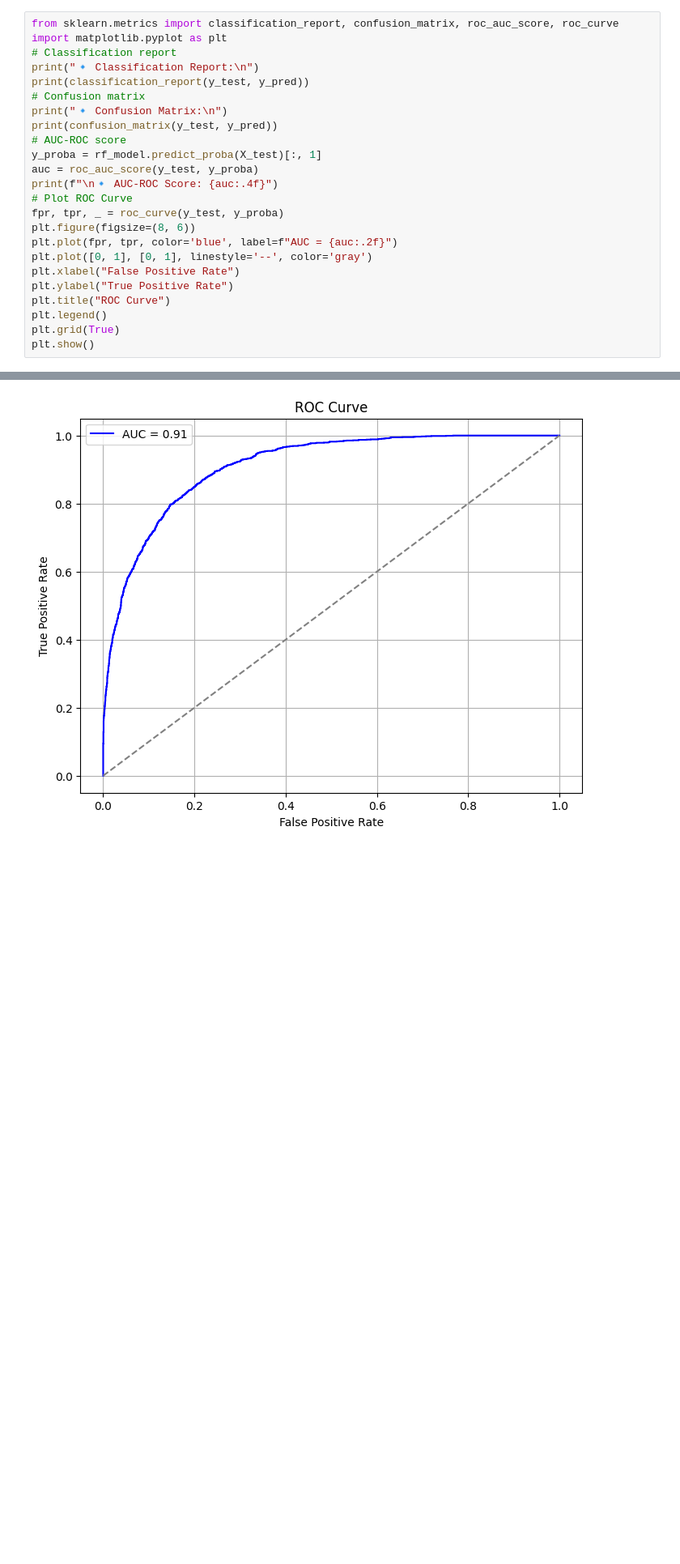
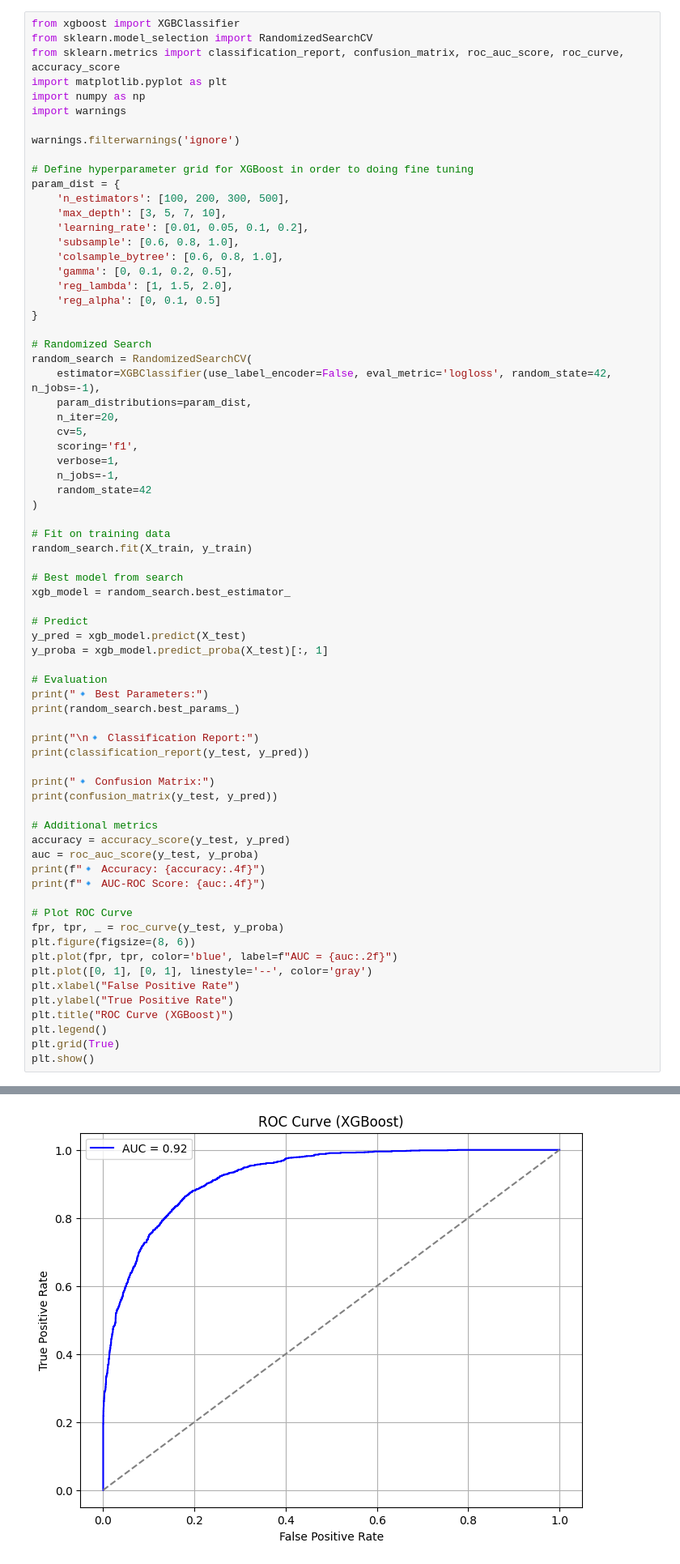
Before and after one commit to mennatulah176/Adult-income-Machine-Learning-model-, a Jupyter notebook: adult_income_ML_model.ipynb, the cells around one changed output, grey strips where cells are left out. Shown at 81% size. Cells and saved outputs as stored; diff of their text form; blank space fills up the shorter version.

```diff
--- a/adult_income_ML_model.ipynb
+++ b/adult_income_ML_model.ipynb
@@ -165,16 +229,63 @@ Explaining which metrics are most important for imbalanced datasets like this :
 # %%
-from sklearn.metrics import classification_report, confusion_matrix, roc_auc_score, roc_curve
+from xgboost import XGBClassifier
+from sklearn.model_selection import RandomizedSearchCV
+from sklearn.metrics import classification_report, confusion_matrix, roc_auc_score, roc_curve, accuracy_score
 import matplotlib.pyplot as plt
-# Classification report
-print("🔹 Classification Report:\n")
+import numpy as np
+import warnings
+
+warnings.filterwarnings('ignore')
+
+# Define hyperparameter grid for XGBoost in order to doing fine tuning
+param_dist = {
+    'n_estimators': [100, 200, 300, 500],
+    'max_depth': [3, 5, 7, 10],
+    'learning_rate': [0.01, 0.05, 0.1, 0.2],
+    'subsample': [0.6, 0.8, 1.0],
+    'colsample_bytree': [0.6, 0.8, 1.0],
+    'gamma': [0, 0.1, 0.2, 0.5],
+    'reg_lambda': [1, 1.5, 2.0],
+    'reg_alpha': [0, 0.1, 0.5]
+}
+
+# Randomized Search
+random_search = RandomizedSearchCV(
+    estimator=XGBClassifier(use_label_encoder=False, eval_metric='logloss', random_state=42, n_jobs=-1),
+    param_distributions=param_dist,
+    n_iter=20,
+    cv=5,
+    scoring='f1',
+    verbose=1,
+    n_jobs=-1,
+    random_state=42
+)
+
+# Fit on training data
+random_search.fit(X_train, y_train)
+
+# Best model from search
+xgb_model = random_search.best_estimator_
+
+# Predict
+y_pred = xgb_model.predict(X_test)
+y_proba = xgb_model.predict_proba(X_test)[:, 1]
+
+# Evaluation
+print("🔹 Best Parameters:")
+print(random_search.best_params_)
+
+print("\n🔹 Classification Report:")
 print(classification_report(y_test, y_pred))
-# Confusion matrix
-print("🔹 Confusion Matrix:\n")
+
+print("🔹 Confusion Matrix:")
 print(confusion_matrix(y_test, y_pred))
-# AUC-ROC score
-y_proba = rf_model.predict_proba(X_test)[:, 1]
+
+# Additional metrics
+accuracy = accuracy_score(y_test, y_pred)
 auc = roc_auc_score(y_test, y_proba)
-print(f"\n🔹 AUC-ROC Score: {auc:.4f}")
+print(f"🔹 Accuracy: {accuracy:.4f}")
+print(f"🔹 AUC-ROC Score: {auc:.4f}")
+
 # Plot ROC Curve
 fpr, tpr, _ = roc_curve(y_test, y_proba)
 plt.figure(figsize=(8, 6))
@@ -182,7 +293,7 @@ plt.plot(fpr, tpr, color='blue', label=f"AUC = {auc:.2f}")
 plt.plot([0, 1], [0, 1], linestyle='--', color='gray')
 plt.xlabel("False Positive Rate")
 plt.ylabel("True Positive Rate")
-plt.title("ROC Curve")
+plt.title("ROC Curve (XGBoost)")
 plt.legend()
 plt.grid(True)
 plt.show()
@@ -207 +320 @@ weighted avg       0.86      0.86      0.86      6033
-[figure, old version]
+[figure, new version]
```
Also changed, not shown: parts of 9 cells of this notebook.
